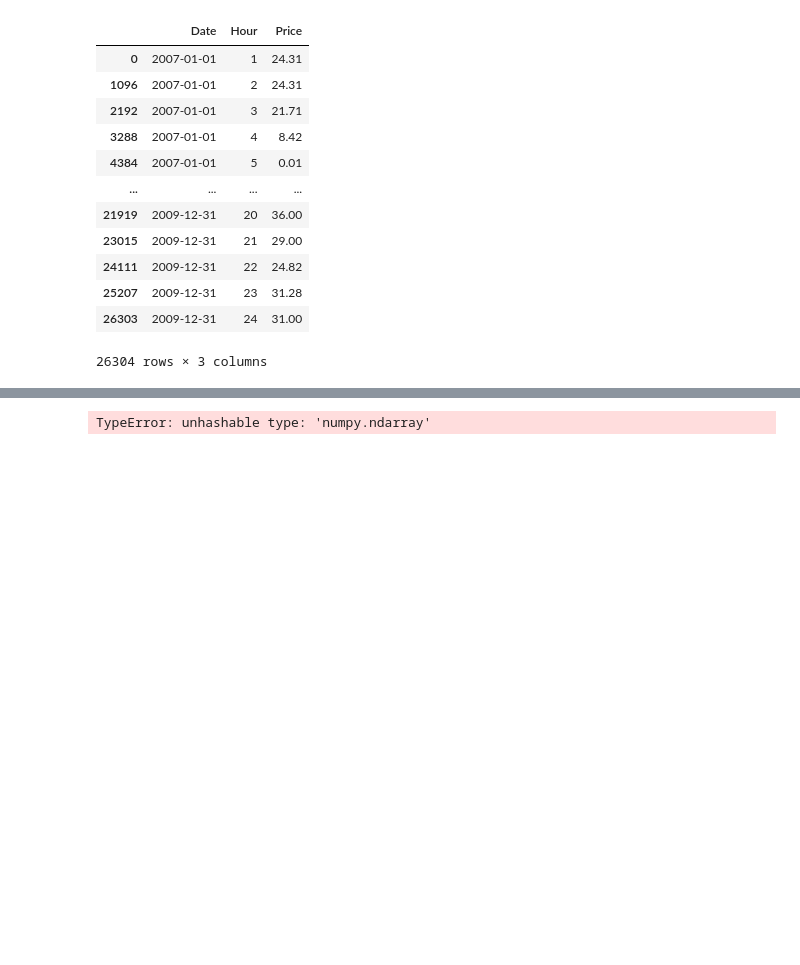
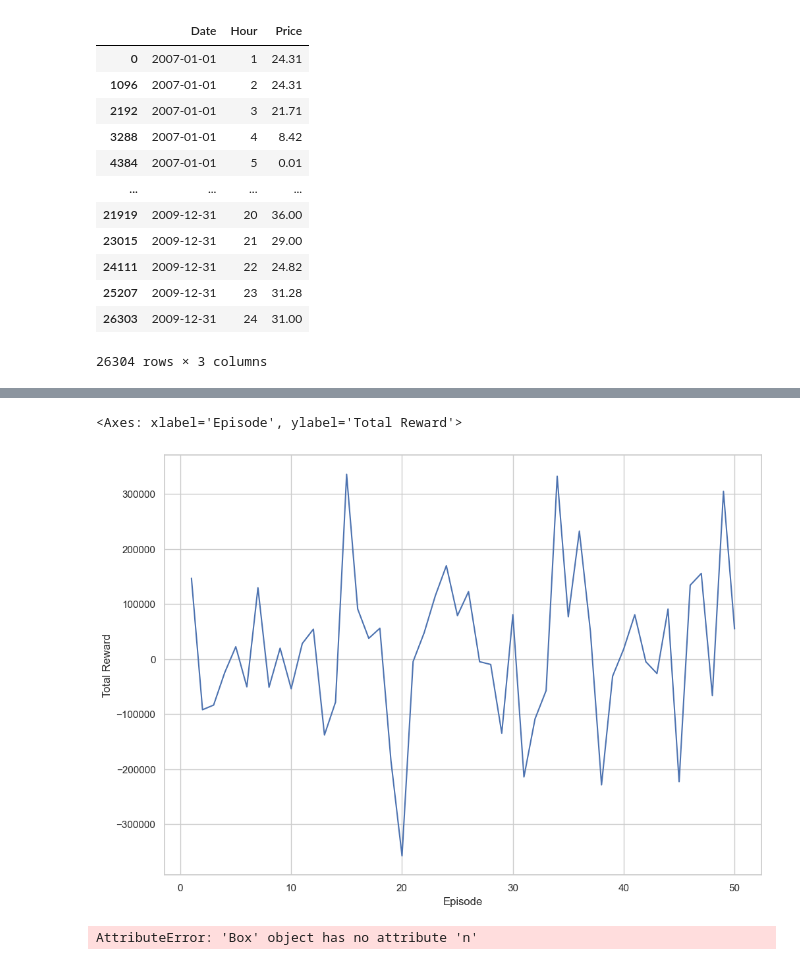
Before and after one commit to rnambaa/project-reinforcement-learning, a Jupyter notebook: main.ipynb, the cells around one changed output, grey strips where cells are left out. Cells and saved outputs as stored; diff of their text form; code cells hidden in the pictures; blank space fills up the shorter version.

```diff
--- a/main.ipynb
+++ b/main.ipynb
@@ -2,8 +2,14 @@
 import pandas as pd
 from utils import *
 import seaborn as sns
+import matplotlib.pyplot as plt
+
+# set plot size larger
+sns.set(rc={"figure.figsize": (11.7, 8.27)})
+# set seaborn style
+sns.set_style("whitegrid")
 # %%
-train_data_melted = preprocess_data('data/train.xlsx', 'data/validate.xlsx')
+train_data_melted = process_data("data/train.xlsx")
 train_data_melted
 # %% [output]
 |  | Date | Hour | Price |
@@ -21,0 +30,27 @@ train_data_melted
+# %%
+env = SmartGridBatteryEnv(train_data_melted)  # Replace with your actual environment
+log = []
+num_episodes = 50  # Define the number of episodes
+
+for episode in range(num_episodes):
+    state = env.reset()  # Reset the environment for the new episode
+    done = False
+    total_reward = 0
+
+    while not done:
+        action = env.action_space.sample()  # Select a random action
+        next_state, reward, done, _ = env.step(action)  # Take the action
+        total_reward += reward  # Update the total reward
+
+
+    log.append({
+        'Episode': episode + 1,
+        'Total Reward': total_reward[0]
+    })
+
+    # print(f"Episode: {episode + 1}, Total Reward: {total_reward}")
+
+env.close()  # Close the environment when done
+# %%
+log = pd.DataFrame(log)
+log
@@ -22,3 +75,9 @@ train_data_melted
+# %%
+# plot log
+sns.lineplot(data=log, x="Episode", y="Total Reward")
+# %% [output]
+<Axes: xlabel='Episode', ylabel='Total Reward'>
+[figure, added]
 # %%
 env = SmartGridBatteryEnv(train_data_melted)
 
@@ -37,4 +96,4 @@ for episode in range(num_episodes):
         agent.learn(state, action, reward, next_state)
         state = next_state
 # %% [output]
-TypeError: unhashable type: 'numpy.ndarray'
+AttributeError: 'Box' object has no attribute 'n'
```
Also changed, not shown: parts of 2 cells of this notebook, 3 other files.
